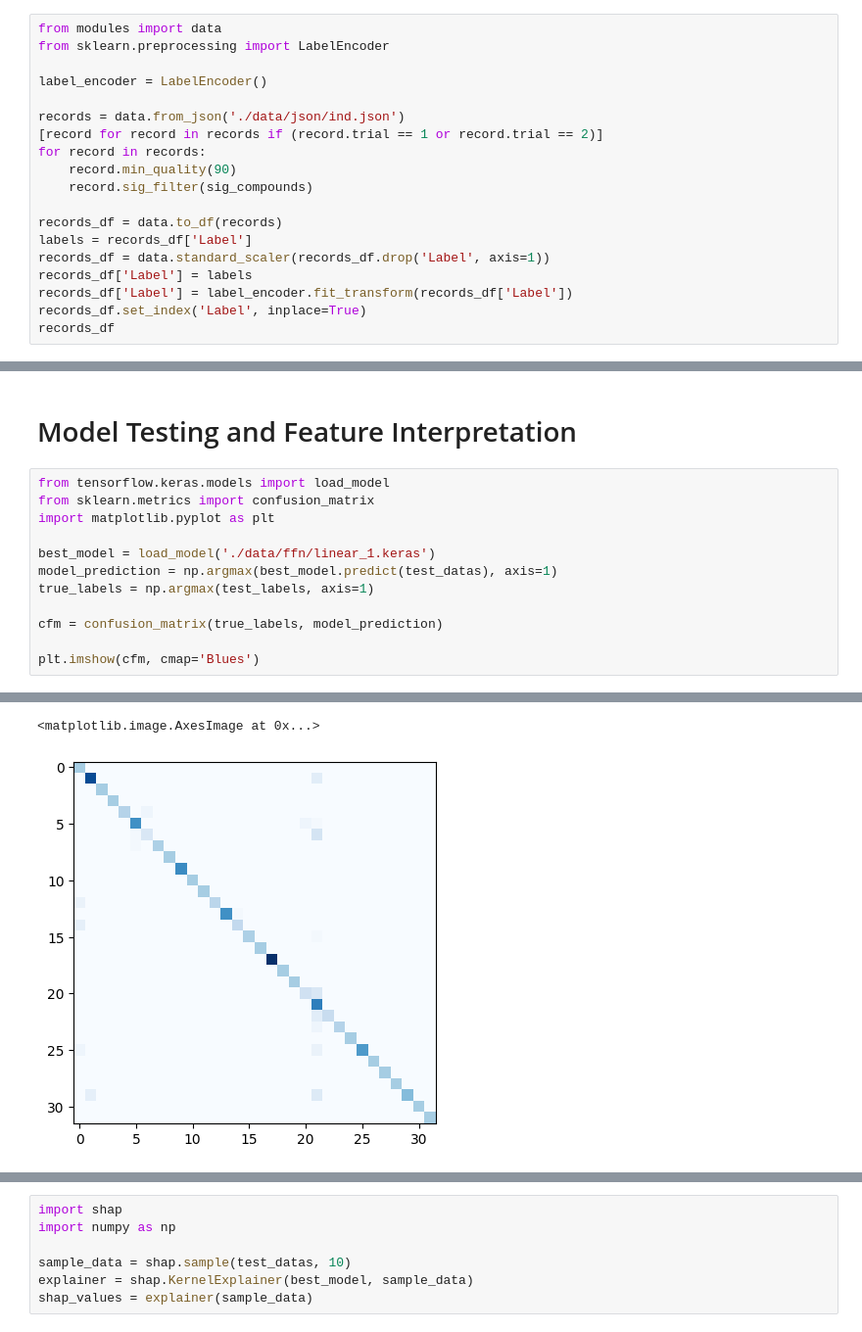
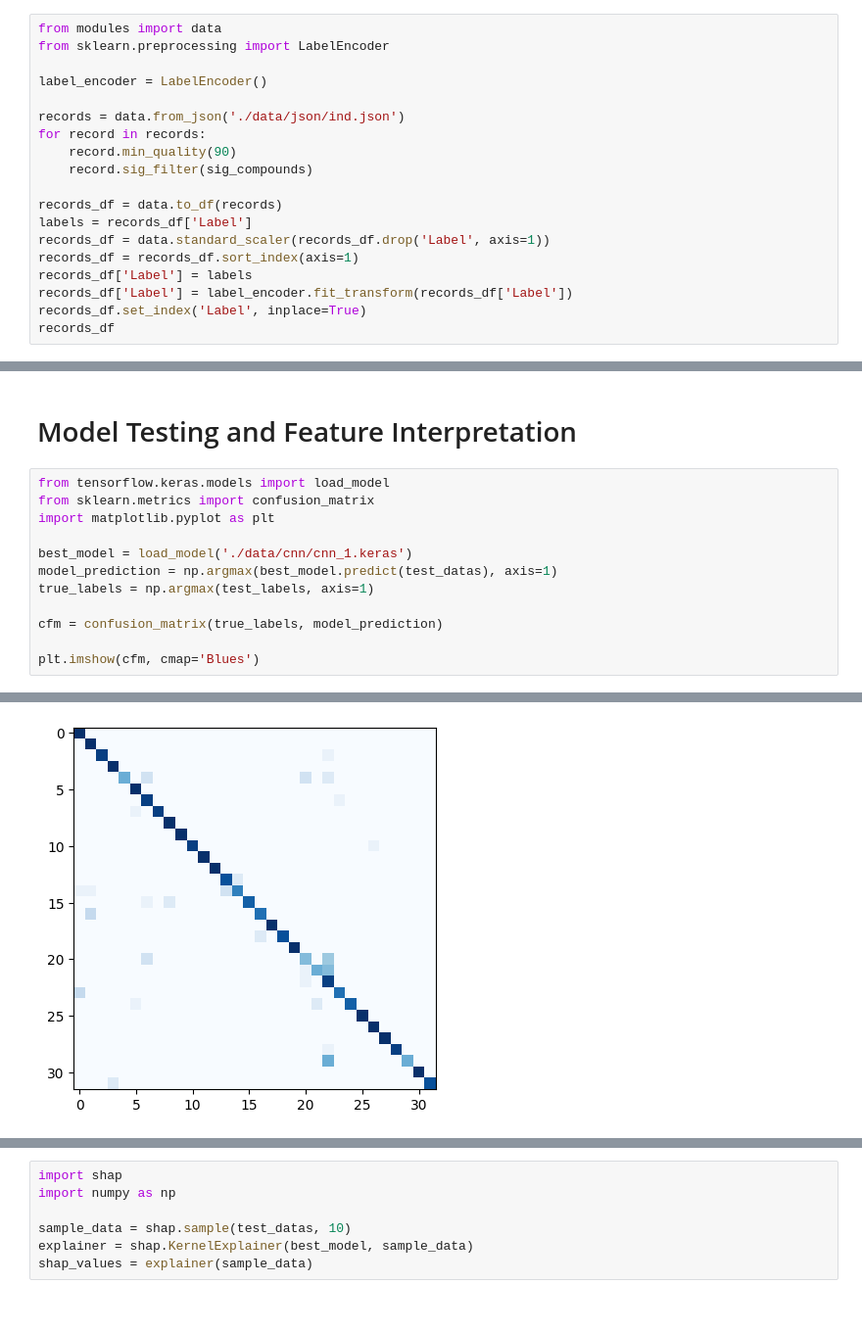
Before and after one commit to leoweoooo/capstone-project, a Jupyter notebook: CNN.ipynb, the cells around one changed output, grey strips where cells are left out. Shown: that part at 98% size. Drawn from its saved outputs; the diff is of its cells as text.

```diff
--- a/CNN.ipynb
+++ b/CNN.ipynb
@@ -60,7 +58,6 @@ from sklearn.preprocessing import LabelEncoder
 label_encoder = LabelEncoder()
 
 records = data.from_json('./data/json/ind.json')
-[record for record in records if (record.trial == 1 or record.trial == 2)]
 for record in records:
     record.min_quality(90)
     record.sig_filter(sig_compounds)
@@ -68,6 +65,7 @@ for record in records:
 records_df = data.to_df(records)
 labels = records_df['Label']
 records_df = data.standard_scaler(records_df.drop('Label', axis=1))
+records_df = records_df.sort_index(axis=1)
 records_df['Label'] = labels
 records_df['Label'] = label_encoder.fit_transform(records_df['Label'])
 records_df.set_index('Label', inplace=True)
@@ -220,7 +218,7 @@ from tensorflow.keras.models import load_model
 from sklearn.metrics import confusion_matrix
 import matplotlib.pyplot as plt
 
-best_model = load_model('./data/ffn/linear_1.keras')
+best_model = load_model('./data/cnn/cnn_1.keras')
 model_prediction = np.argmax(best_model.predict(test_datas), axis=1)
 true_labels = np.argmax(test_labels, axis=1)
 
@@ -238,5 +231,4 @@ plt.imshow(cfm, cmap='Blues')
-<matplotlib.image.AxesImage at 0x...>
-[figure, old version]
+[figure, new version]
 # %%
 from sklearn.metrics import accuracy_score, precision_score, recall_score, f1_score
 
```
Also changed, not shown: parts of 11 cells of this notebook, 8 other files.
